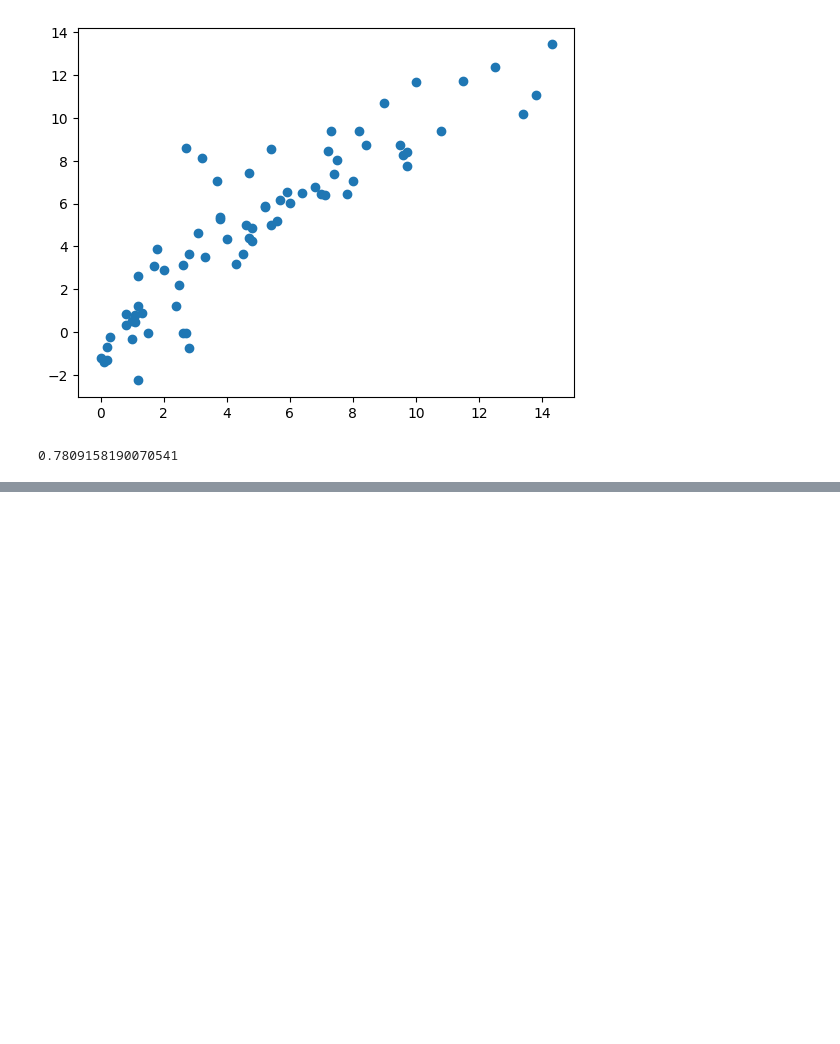
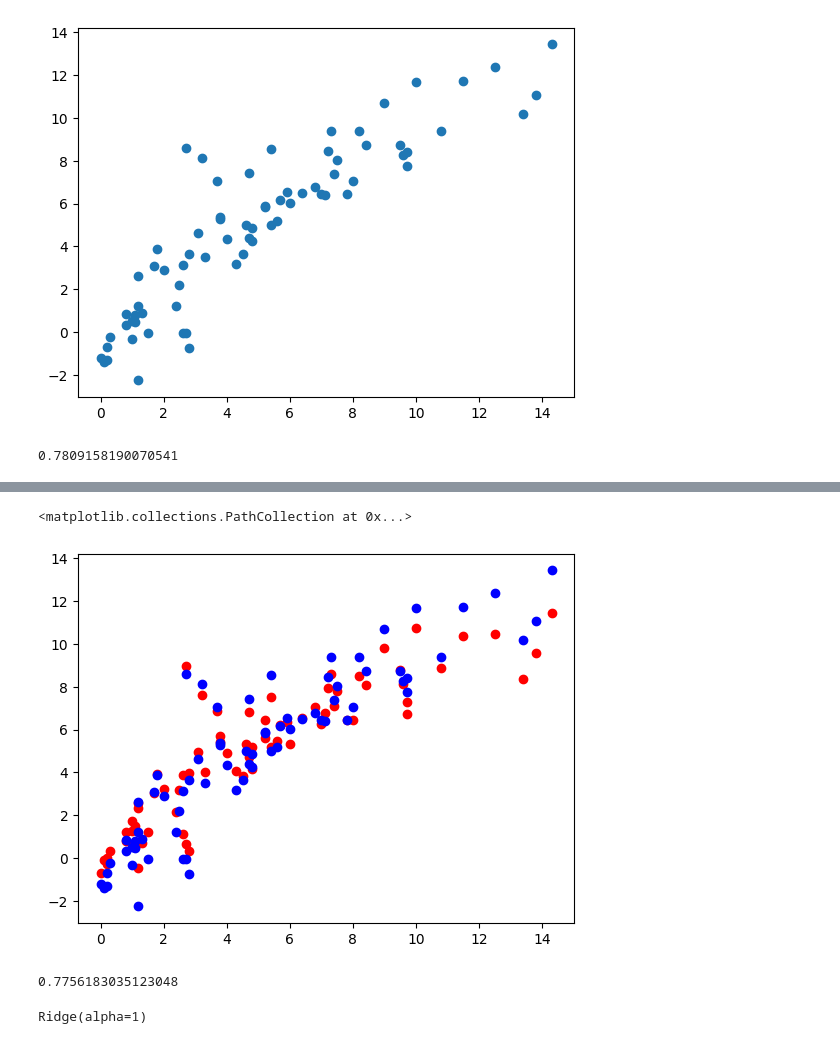
Before and after one commit to kunal12kumar/Forest_Fire_Dataset, a Jupyter notebook: ModelTraining.ipynb, the cells around one changed output, grey strips where cells are left out. Cells and saved outputs as stored; diff of their text form; code cells hidden in the pictures; blank space fills up the shorter version.

```diff
--- a/ModelTraining.ipynb
+++ b/ModelTraining.ipynb
@@ -295,0 +283,5 @@ print(score)
+# %%
+from sklearn.linear_model import Lasso
+# since we have pre data so, we directly used that data to check the accuray afeter traingin the model by Lasso
+las=Lasso(alpha=0.5)
+las.fit(X_trainscaled , Y_train)
@@ -295,0 +290,4 @@ print(score)
+# %%
+# now predicting the values for xtest standardized
+Y_pretrainedlasso=las.predict(X_testscalred)
+Y_pretrainedlasso
@@ -295,0 +314,3 @@ print(score)
+# %%
+Y_pretrained=regression.predict(X_testscalred)
+Y_pretrained
@@ -295,0 +333,20 @@ print(score)
+# %%
+# now plotting the scatter graph for the both
+plt.scatter(Y_test ,Y_pretrainedlasso , c="r")
+plt.scatter(Y_test ,Y_pretrained, c="b")
+# %% [output]
+<matplotlib.collections.PathCollection at 0x...>
+[figure, added]
+# %%
+# now calculating accuracy for the lasso
+lassoscore=r2_score(Y_test ,Y_pretrainedlasso)
+lassoscore
+# %% [output]
+0.7756183035123048
+# %%
+# now use ridge
+from sklearn.linear_model import Ridge
+rid=Ridge(alpha=1)
+rid.fit(X_trainscaled , Y_train)
+# %% [output]
+Ridge(alpha=1)
```
Also changed, not shown: parts of 11 cells of this notebook.
